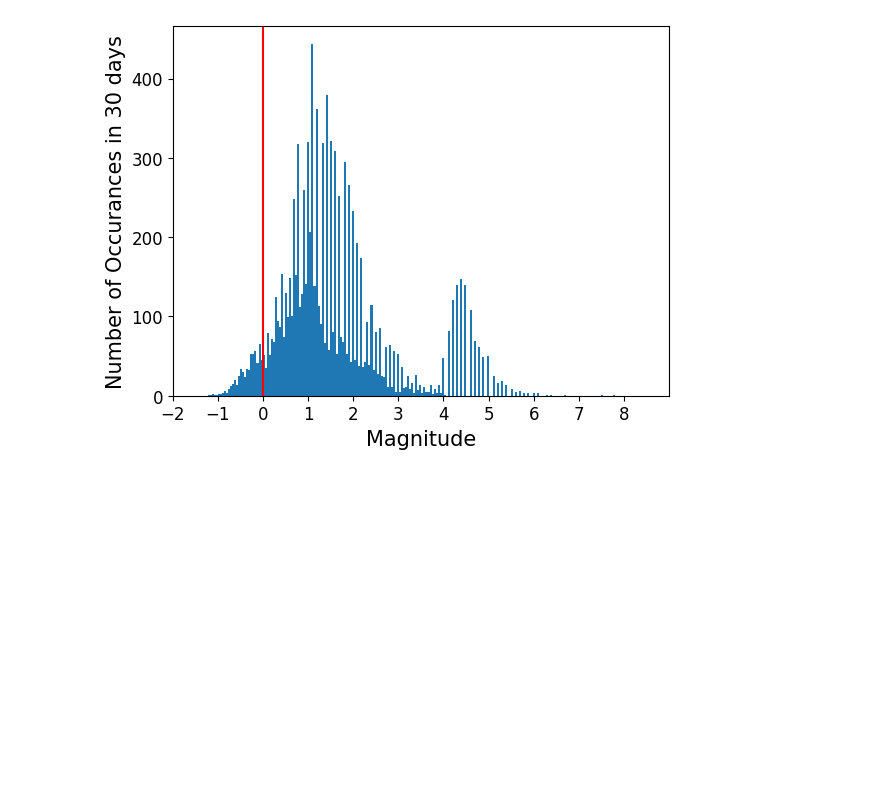
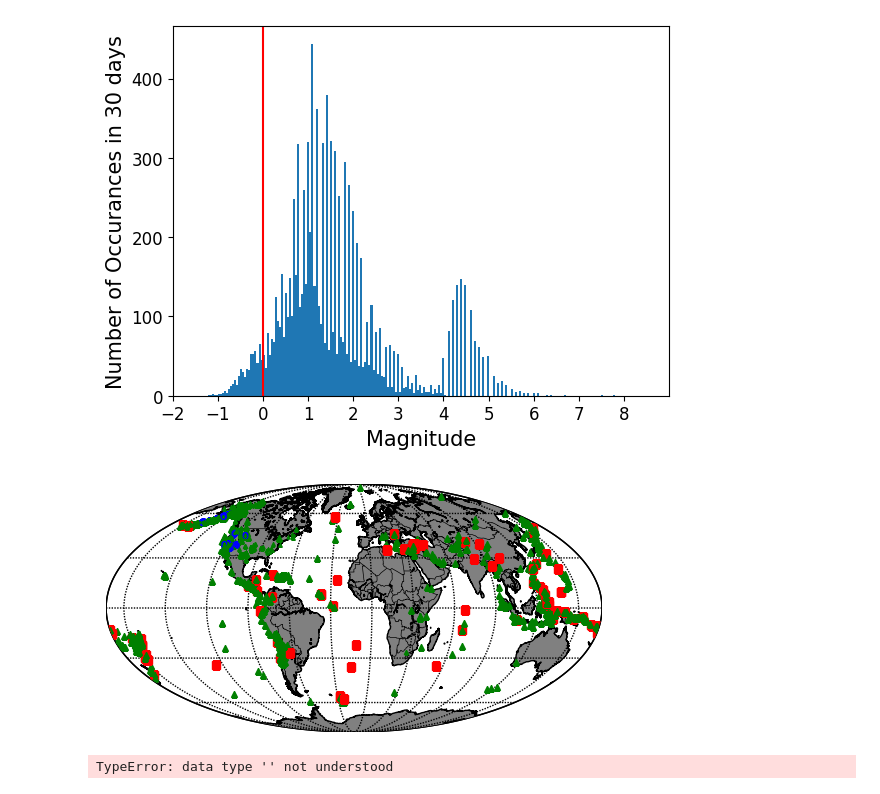
Before and after one commit to Hoskins-s559245/datafun-06-projects, a Jupyter notebook: Hoskins_Task1.ipynb, the cells around one changed output. Drawn from its saved outputs; the diff is of its cells as text; code cells hidden in the pictures; blank space fills up the shorter version.

```diff
--- a/Hoskins_Task1.ipynb
+++ b/Hoskins_Task1.ipynb
@@ -81,29 +94,42 @@ plt.axvline(0, c = 'red')
 # %%
 #Basemap creation criteria, centralized lat/lon on Atlantic Ocean. Draw Meridians and Paralells, coats lines, countries lines. For loop sets marker size based on magniture from dataframe
 #This is created as method to be used for further tasks.  #x, y = worldmap(df["latitude"] ,df["longitude"]) Testing commented out for continuity of magnitude size.
 def worldmap(data):
-    worldmap = Basemap(projection='robin', resolution = 'l', area_thresh = 1000.0,
+    worldmap = Basemap(projection='moll', resolution = 'l', area_thresh = 1000.0,
               lat_0=10, lon_0=-13)
+    worldmap.bluemarble()
     worldmap.drawcoastlines()
     worldmap.drawcountries()
     worldmap.fillcontinents(color = 'gray')
     worldmap.drawmapboundary()
     worldmap.drawmeridians(np.arange(0, 360, 30))
     worldmap.drawparallels(np.arange(-90, 90, 30))
 
 # For loop used to set marker size on the Basemap equal to the magnitude of the measurement.
     for longitude, latitude, mag in zip(data['longitude'], data['latitude'], data['mag']):
         if mag > 5:
             min_marker_size = mag
             x,y = worldmap(longitude, latitude)
             worldmap.plot(x, y, 'rs', markersize = min_marker_size)
         elif mag < 0:
             min_marker_size = 3
             x,y = worldmap(longitude, latitude)
             worldmap.plot(x, y, 'bs', markersize = min_marker_size)
         else:
             min_marker_size = mag
             x,y = worldmap(longitude, latitude)
             worldmap.plot(x, y, 'g^', markersize = min_marker_size)
 
-#plt.show(worldmap(df))
+
+
+plt.show(worldmap(df))
+# %% [output]
+[figure, added]
+# %%
+def findturkey(item):
+    if item['place'].str.contains('Turkey'):
+        return item['lat'], item['long'], item['mag']
+df['place'] = df['place'].astype('')
+tur = df.applymap(findturkey)
+# %% [output]
+TypeError: data type '' not understood
```
Also changed, not shown: parts of 3 cells of this notebook.
